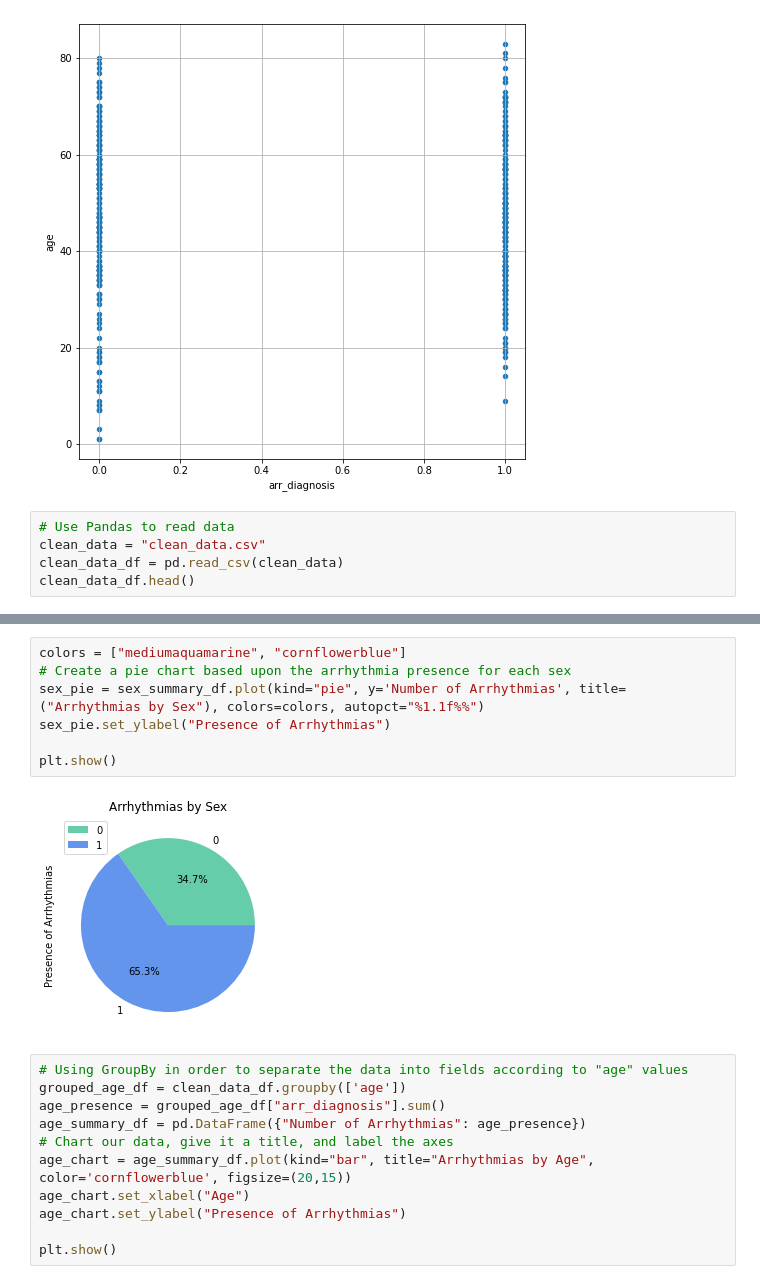
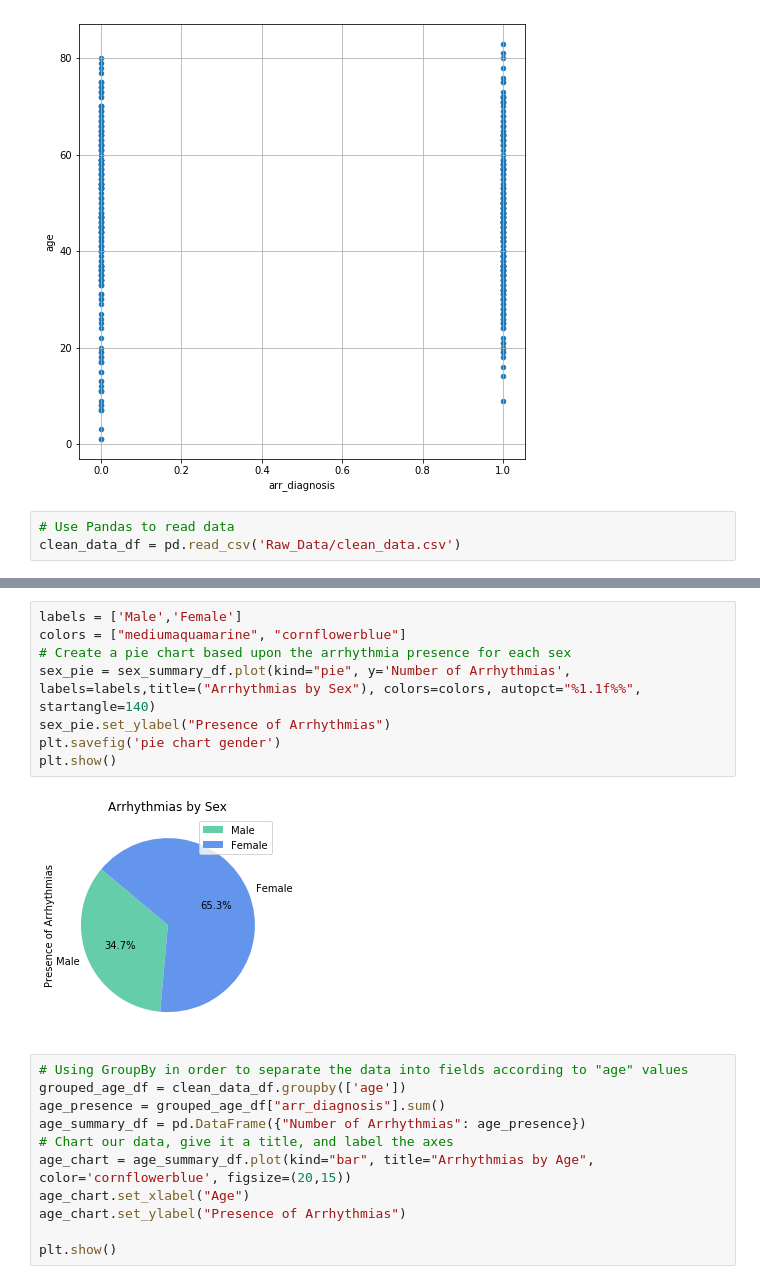
Before and after one commit to Almandiro/Rutgers_DS_Project_1, a Jupyter notebook: clean_heart_data_jg.ipynb, the cells around one changed output, grey strips where cells are left out. Drawn from its saved outputs; the diff is of its cells as text.

```diff
--- a/clean_heart_data_jg.ipynb
+++ b/clean_heart_data_jg.ipynb
@@ -334,6 +330,4 @@ plt.show()
 [figure]
 # %%
 # Use Pandas to read data
-clean_data = "clean_data.csv"
-clean_data_df = pd.read_csv(clean_data)
-clean_data_df.head()
+clean_data_df = pd.read_csv('Raw_Data/clean_data.csv')
@@ -361,12 +362,13 @@ plt.show()
 # %%
+labels = ['Male','Female']
 colors = ["mediumaquamarine", "cornflowerblue"]
 # Create a pie chart based upon the arrhythmia presence for each sex
-sex_pie = sex_summary_df.plot(kind="pie", y='Number of Arrhythmias', title=("Arrhythmias by Sex"), colors=colors, autopct="%1.1f%%")
+sex_pie = sex_summary_df.plot(kind="pie", y='Number of Arrhythmias', labels=labels,title=("Arrhythmias by Sex"), colors=colors, autopct="%1.1f%%", startangle=140)
 sex_pie.set_ylabel("Presence of Arrhythmias")
-
+plt.savefig('pie chart gender')
 plt.show()
 # %% [output]
-[figure, old version]
+[figure, new version]
 # %%
 # Using GroupBy in order to separate the data into fields according to "age" values
 grouped_age_df = clean_data_df.groupby(['age'])
```
Also changed, not shown: parts of 19 cells of this notebook.
